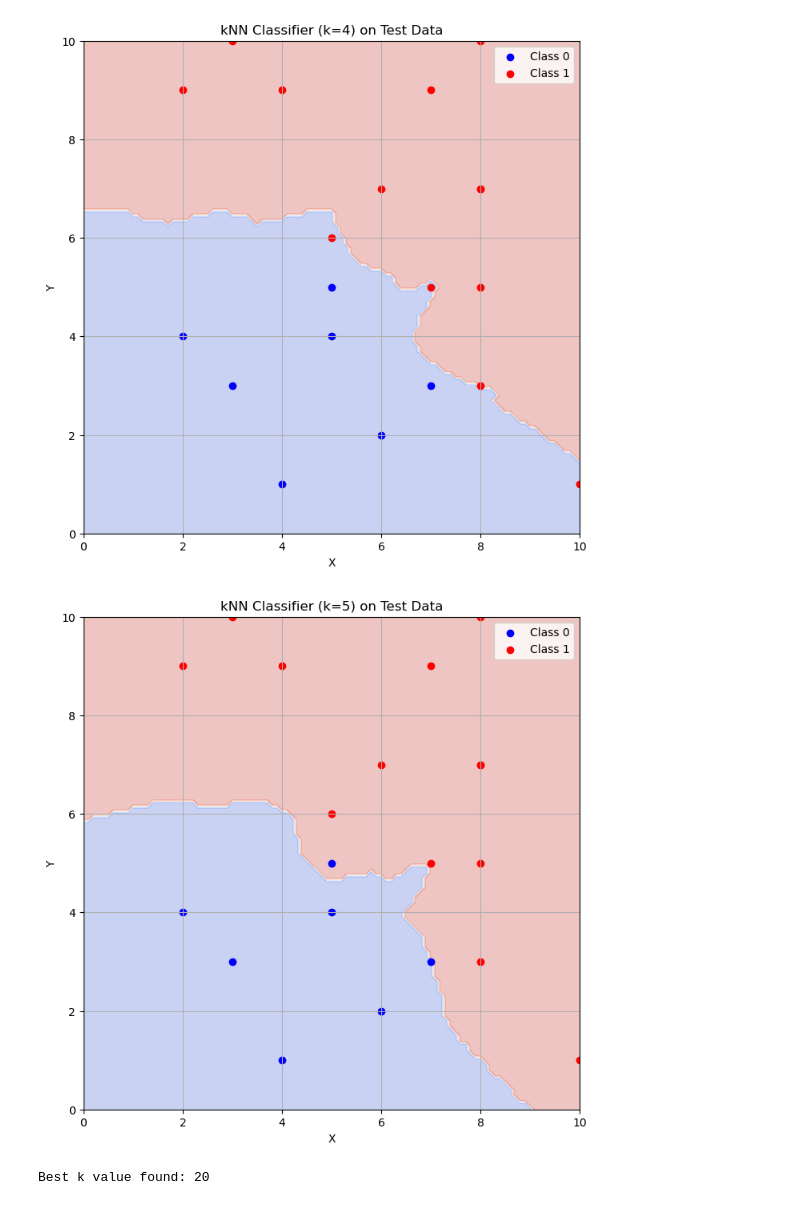
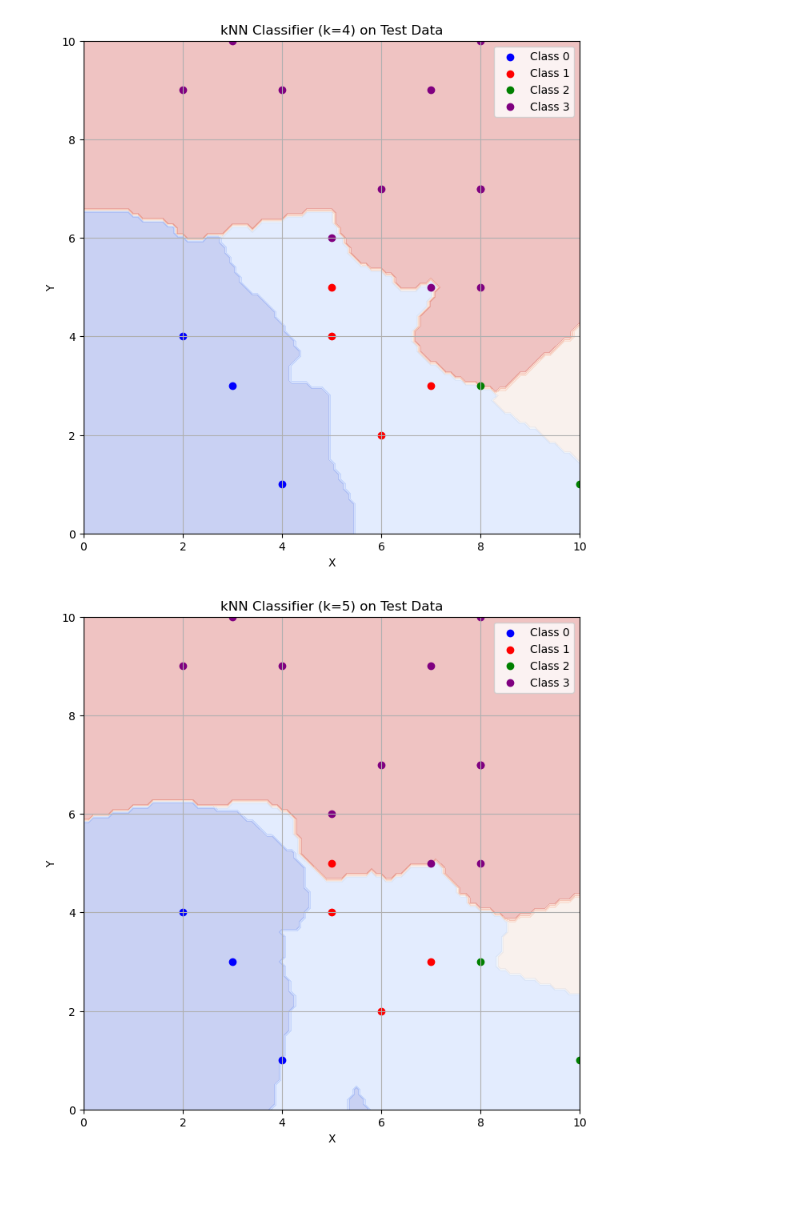
Before and after one commit to ojasvatstyagi/MachineLearning, a Jupyter notebook: Lab4.ipynb, the cells around one changed output. Saved outputs shown, nothing was run; the diff lists cells and outputs as text; code cells hidden in the pictures.

```diff
--- a/Lab4.ipynb
+++ b/Lab4.ipynb
@@ -135,18 +216,21 @@ plt.show()
 # %%
+# Generate random training data
+np.random.seed(42)
+X = np.random.randint(1, 11, 20)
+Y = np.random.randint(1, 11, 20)
+
+# Assign classes based on conditions
+classes = np.zeros(20, dtype=int)
+classes[(X + Y <= 10) & (X < 5)] = 0
+classes[(X + Y <= 10) & (X >= 5)] = 1
+classes[(X + Y > 10) & (Y < 5)] = 2
+classes[(X + Y > 10) & (Y >= 5)] = 3
+
+# Generate test data
+test_X, test_Y, test_data = generate_test_data()
+
 # Repeat the classification and plotting for k=1 to 5
 for k in range(1, 6):
-    knn = KNeighborsClassifier(n_neighbors=k)
-    knn.fit(np.c_[X, Y], classes)
-    test_pred = knn.predict(test_data).reshape(test_X.shape)
-
-    plt.figure(figsize=(8, 8))
-    plt.contourf(test_X, test_Y, test_pred, alpha=0.3, cmap='coolwarm')
-    plt.scatter(X[classes == 0], Y[classes == 0], color='blue', label='Class 0')
-    plt.scatter(X[classes == 1], Y[classes == 1], color='red', label='Class 1')
-    plt.xlabel('X')
-    plt.ylabel('Y')
-    plt.title(f'kNN Classifier (k={k}) on Test Data')
-    plt.legend()
-    plt.grid()
-    plt.show()
+    knn = train_knn(X, Y, classes, k)
+    plot_decision_boundary(knn, test_data, test_X, test_Y, X, Y, classes, k)
 # %% [output]
@@ -156,19 +240,18 @@ for k in range(1, 6):
-[figure, old version]
+[figure, new version]
-[figure, old version]
+[figure, new version]
 # %%
 from sklearn.model_selection import GridSearchCV
 
-# Define the parameter grid for 'k'
-param_grid = {'n_neighbors': np.arange(1, 21)}
+def perform_grid_search(x_train, y_train):
+    # Define the parameter grid for 'k'
+    param_grid = {'n_neighbors': np.arange(1, 21)}
 
-# Initialize the GridSearchCV
-grid_search = GridSearchCV(KNeighborsClassifier(), param_grid, cv=5)
+    # Initialize the GridSearchCV
+    grid_search = GridSearchCV(KNeighborsClassifier(), param_grid, cv=5)
 
-# Fit the model
-grid_search.fit(x_train, y_train)
+    # Fit the model
+    grid_search.fit(x_train, y_train)
 
-# Get the best parameter 'k'
-best_k = grid_search.best_params_['n_neighbors']
-print(f"Best k value found: {best_k}")
+    # Get the best parameter 'k'
+    best_k = grid_search.best_params_['n_neighbors']
+    return best_k
-# %% [output]
-Best k value found: 20
```
Also changed, not shown: parts of 9 cells of this notebook.
